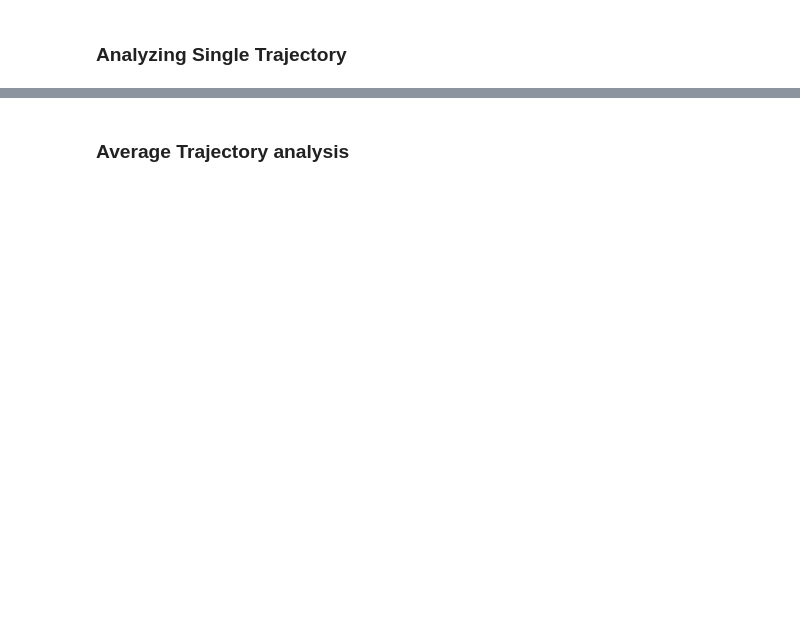
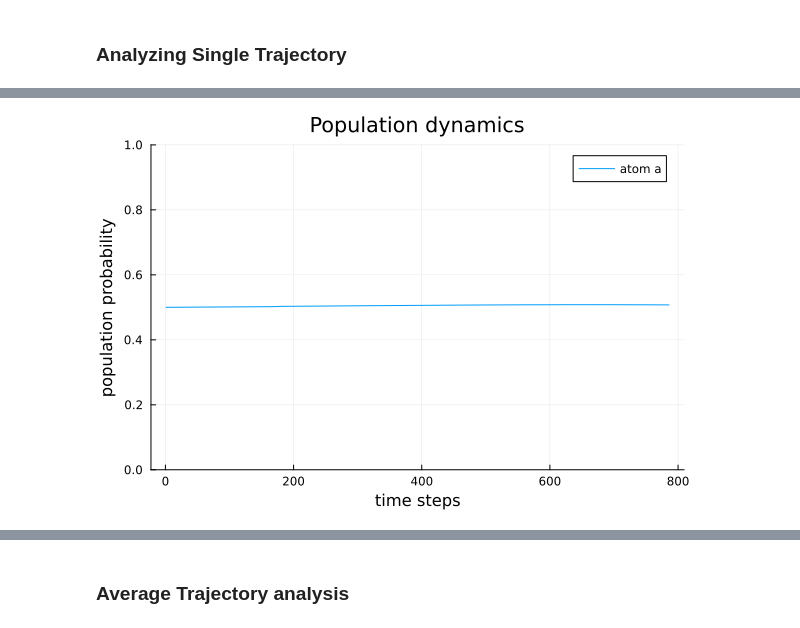
Before and after one commit to Ak-ash22/rydberg_qec, a Jupyter notebook: codework/phaseflip_code/result_analysis.ipynb, the cells around one changed output, grey strips where cells are left out. Cells and saved outputs as stored; diff of their text form; code cells hidden in the pictures; blank space fills up the shorter version.

```diff
--- a/codework/phaseflip_code/result_analysis.ipynb
+++ b/codework/phaseflip_code/result_analysis.ipynb
@@ -39,0 +39,6 @@ population_data[:a][1003]
+# %%
+plot(final_step_population_data[:a],ylim=[0,1], label="atom a", xlabel="time steps", ylabel="population probability", title="Population dynamics")
+# plot(corrected_population_data[:b], label="atom b")
+# plot(corrected_population_data[:c], label="atom c")
+# %% [output]
+[figure, added]
```
Also changed, not shown: parts of 6 cells of this notebook, 7 other files.
